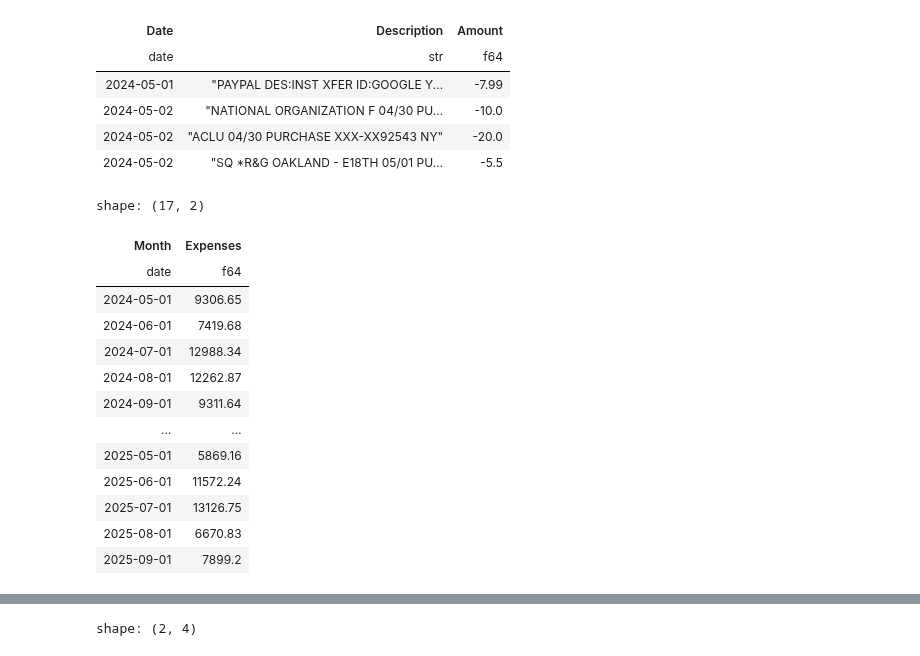
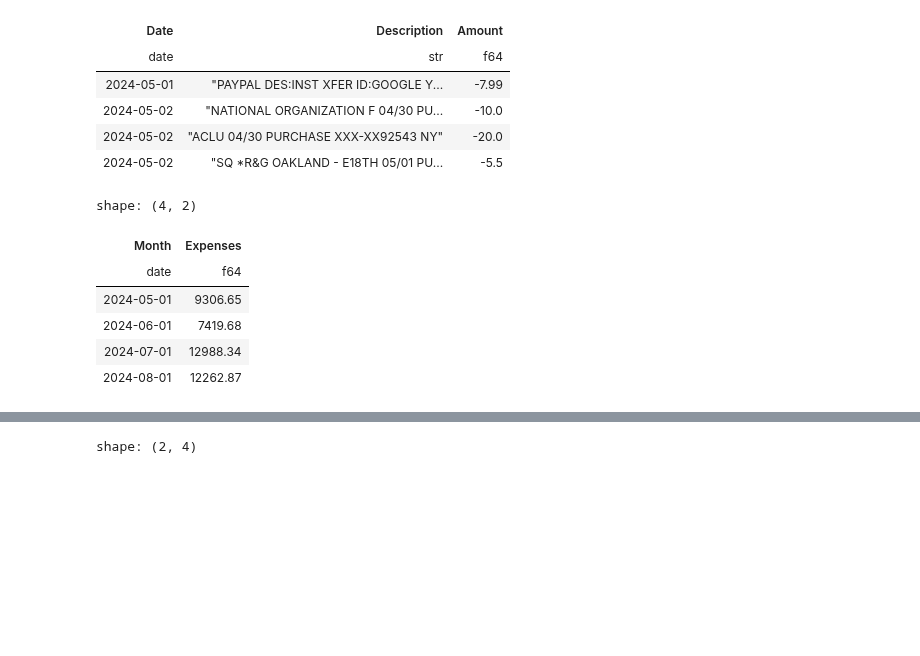
Before and after one commit to usefulmove/code, a Jupyter notebook: eda/acct/acct.ipynb, the cells around one changed output, grey strips where cells are left out. Drawn from its saved outputs; the diff is of its cells as text; code cells hidden in the pictures; blank space fills up the shorter version.

```diff
--- a/eda/acct/acct.ipynb
+++ b/eda/acct/acct.ipynb
@@ -49,36 +51,29 @@ shape: (4, 3)
 # %%
 #df_monthly = df.group_by_dynamic(
 #    index_column='Date',
 #    every='1mo',
 #).agg(
 #    -pl.sum('Amount').alias('Expenses'),
 #).select(
 #    pl.col('Date').alias('Month'),
 #    pl.col('Expenses'),
 #)
 
 df_monthly = df.with_columns(
     pl.col('Date').dt.truncate(every='1mo').alias('Month')
 ).group_by('Month').agg(
     -pl.col('Amount').sum().round(2).alias('Expenses'),
 ).sort('Month')
 
-display(df_monthly)
+display(df_monthly.head(4))
 # %% [output]
-shape: (17, 2)
+shape: (4, 2)
 | Month | Expenses |
 | date | f64 |
 | 2024-05-01 | 9306.65 |
 | 2024-06-01 | 7419.68 |
 | 2024-07-01 | 12988.34 |
 | 2024-08-01 | 12262.87 |
-| 2024-09-01 | 9311.64 |
-| … | … |
-| 2025-05-01 | 5869.16 |
-| 2025-06-01 | 11572.24 |
-| 2025-07-01 | 13126.75 |
-| 2025-08-01 | 6670.83 |
-| 2025-09-01 | 7899.2 |
 # %%
 monthly_totals = alt.Chart(
     df_monthly,
```
Also changed, not shown: parts of 6 cells of this notebook.
